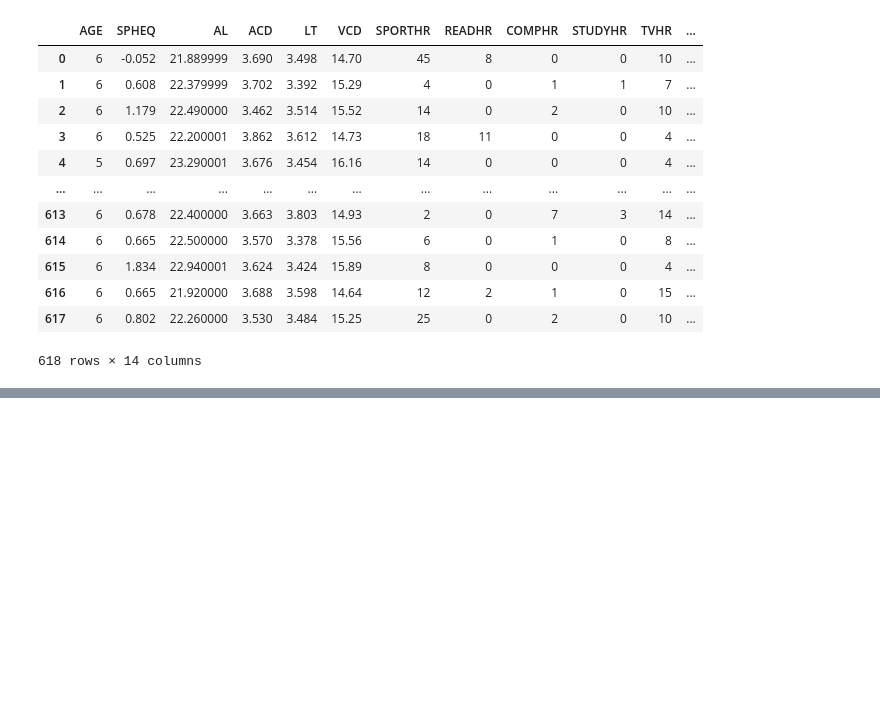
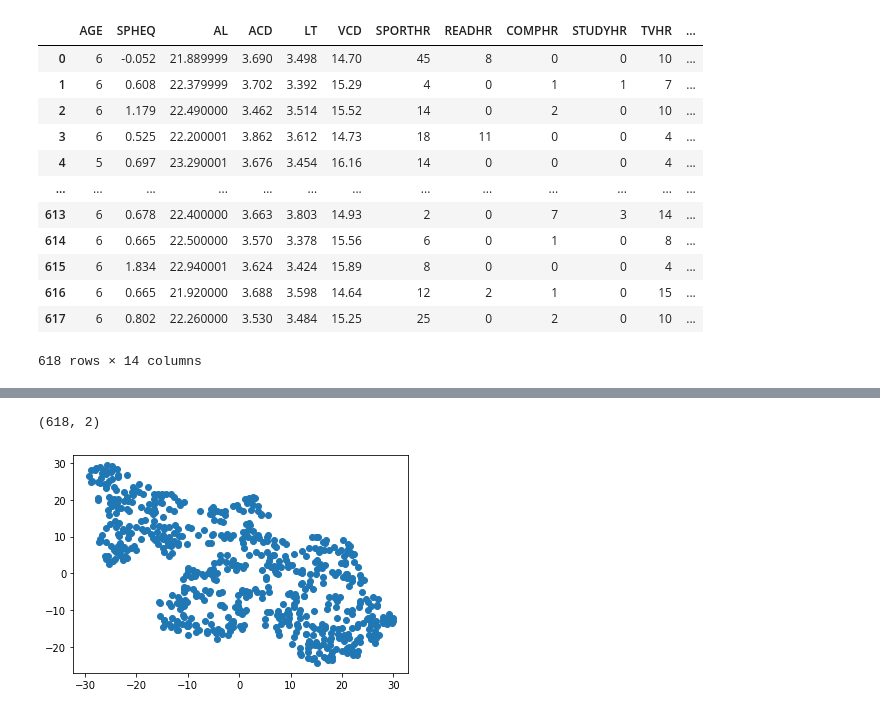
Before and after one commit to gpedicelli/Unsupervised-Machine-Learning-Challenge, a Jupyter notebook: unsupervised_learning.ipynb, the cells around one changed output, grey strips where cells are left out. Cells and saved outputs as stored; diff of their text form; code cells hidden in the pictures; blank space fills up the shorter version.

```diff
--- a/unsupervised_learning.ipynb
+++ b/unsupervised_learning.ipynb
@@ -69,3 +69,6 @@ array([[-4.20219106e-01, -1.36391690e+00, -8.92861464e-01, ...,
 # PCA model
 
 pca = PCA(n_components=.90)
+pca.fit(myopia_data_2)
+myopia_data_2_reduced = pca.transform(myopia_data_2)
+myopia_data_2_reduced
@@ -71,0 +83,15 @@ pca = PCA(n_components=.90)
+# %%
+# t-SNE
+
+tsne = TSNE()
+tsne_features = tsne.fit_transform(myopia_data_2)
+tsne_features.shape
+# %% [output]
+(618, 2)
+# %%
+# t-SNE scatter plot
+
+plt.scatter(tsne_features[:,0], tsne_features[:,1])
+plt.show()
+# %% [output]
+[figure, added]
```
Also changed, not shown: parts of 4 cells of this notebook.
